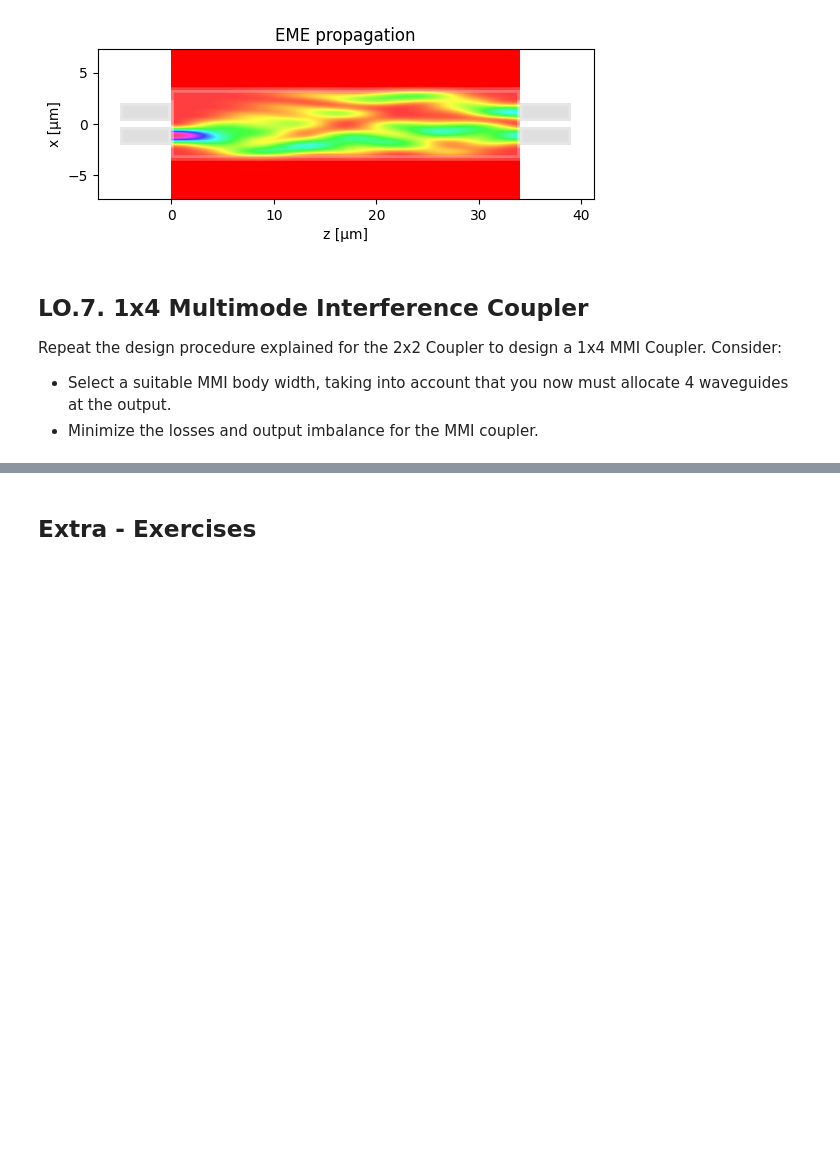
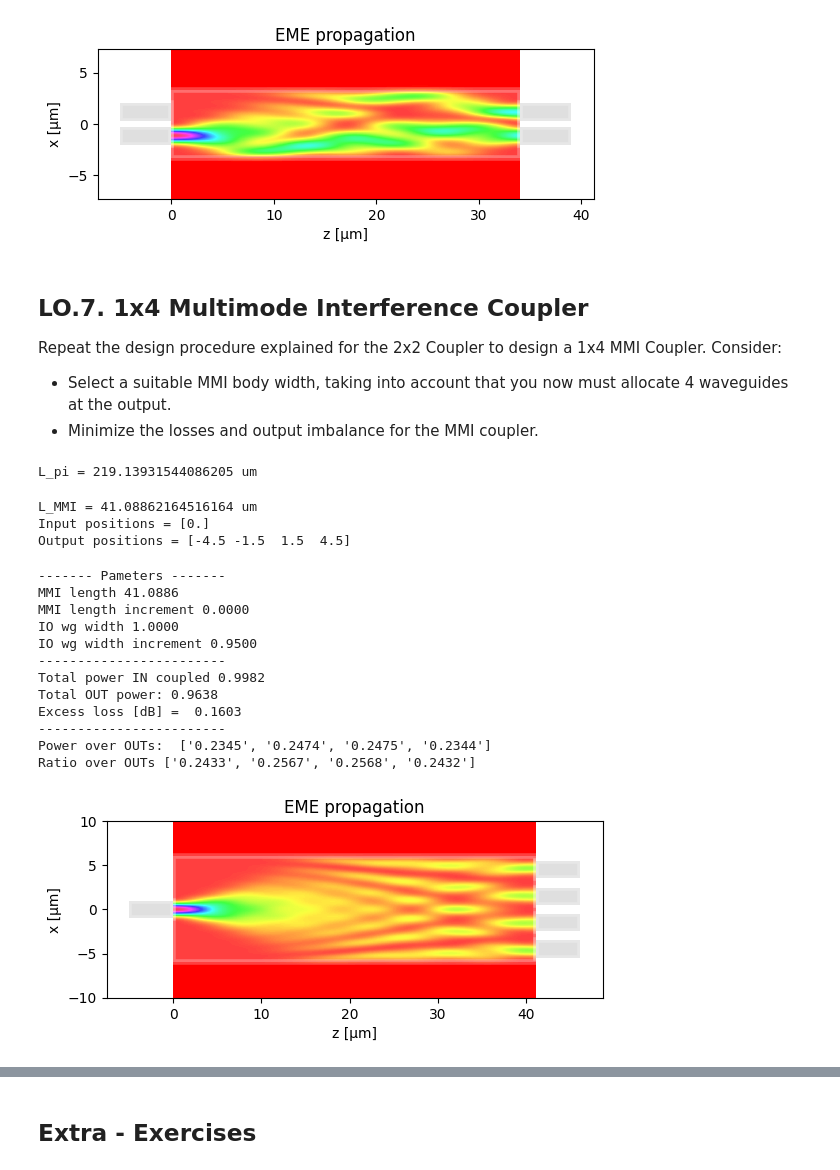
Before and after one commit to msarmas-UPV/cifoin-lab2, a Jupyter notebook: COUPLERS_Student.ipynb, the cells around one changed output, grey strips where cells are left out. Saved outputs shown, nothing was run; the diff lists cells and outputs as text; code cells hidden in the pictures; blank space fills up the shorter version.

```diff
--- a/COUPLERS_Student.ipynb
+++ b/COUPLERS_Student.ipynb
@@ -541,3 +663,16 @@ Ratio over OUTs ['0.5106', '0.4894']
 Repeat the design procedure explained for the 2x2 Coupler to design a 1x4 MMI Coupler. Consider:
 - Select a suitable MMI body width, taking into account that you now must allocate 4 waveguides at the output.
 - Minimize the losses and output imbalance for the MMI coupler.
+# %%
+# Goal: 1 input, 4 outputs, ideally ~25% power in each output
+# Less than 0.1 dB excess loss
+
+# Define geometry
+mmi_Width = 12.0      # wider than the 2x2 MMI to fit 4 outputs
+wg_width = 0.95        # input/output waveguide width
+
+m = MMI_EME()
+
+m.MMI_width = mmi_Width
+m.wg_width_dw = wg_width
+m.MMI_num_modes = 30  # more modes because the MMI body is wider
@@ -543,0 +682,48 @@ Repeat the design procedure explained for the 2x2 Coupler to design a 1x4 MMI Co
+# %%
+# Calculate L_pi
+L_pi = m.get_L_pi()
+print("L_pi =", L_pi, "um")
+# %% [output]
+L_pi = 219.13931544086205 um
+# %%
+# Configure 1x4 MMI
+
+m.n_IN = 1
+m.n_OUT = 4
+
+# Input centered
+m.IN_WVG_positions = mmi_Width * np.array([0])
+
+# Four outputs symmetrically placed
+m.OUT_WVG_positions = mmi_Width * np.array([-3/8, -1/8, 1/8, 3/8])
+
+# First theoretical guess for 1x4 MMI length
+m.L_MMI = (3/16) * L_pi
+
+# Small length correction
+m.dL_MMI = 0
+
+print("L_MMI =", m.L_MMI, "um")
+print("Input positions =", m.IN_WVG_positions)
+print("Output positions =", m.OUT_WVG_positions)
+# %% [output]
+L_MMI = 41.08862164516164 um
+Input positions = [0.]
+Output positions = [-4.5 -1.5  1.5  4.5]
+# %%
+# Run propagation
+m.propagation()
+# %% [output]
+------- Pameters -------
+MMI length 41.0886
+MMI length increment 0.0000
+IO wg width 1.0000
+IO wg width increment 0.9500
+------------------------
+Total power IN coupled 0.9982
+Total OUT power: 0.9638
+Excess loss [dB] =  0.1603
+------------------------
+Power over OUTs:  ['0.2345', '0.2474', '0.2475', '0.2344']
+Ratio over OUTs ['0.2433', '0.2567', '0.2568', '0.2432']
+[figure, added]
```
Also changed, not shown: parts of 24 cells of this notebook.
